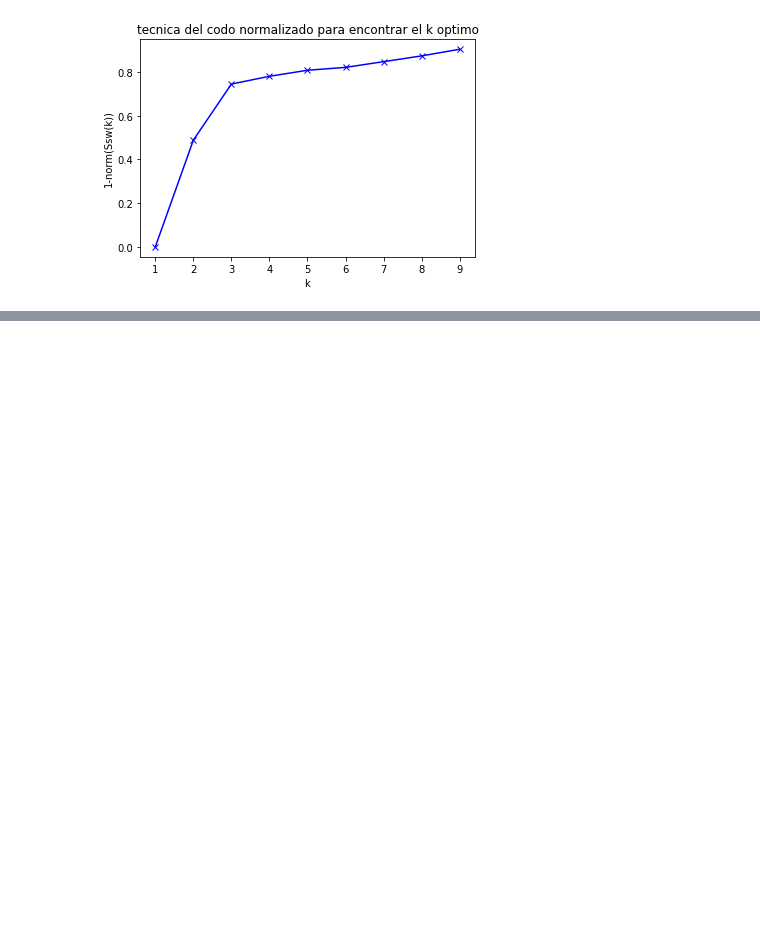
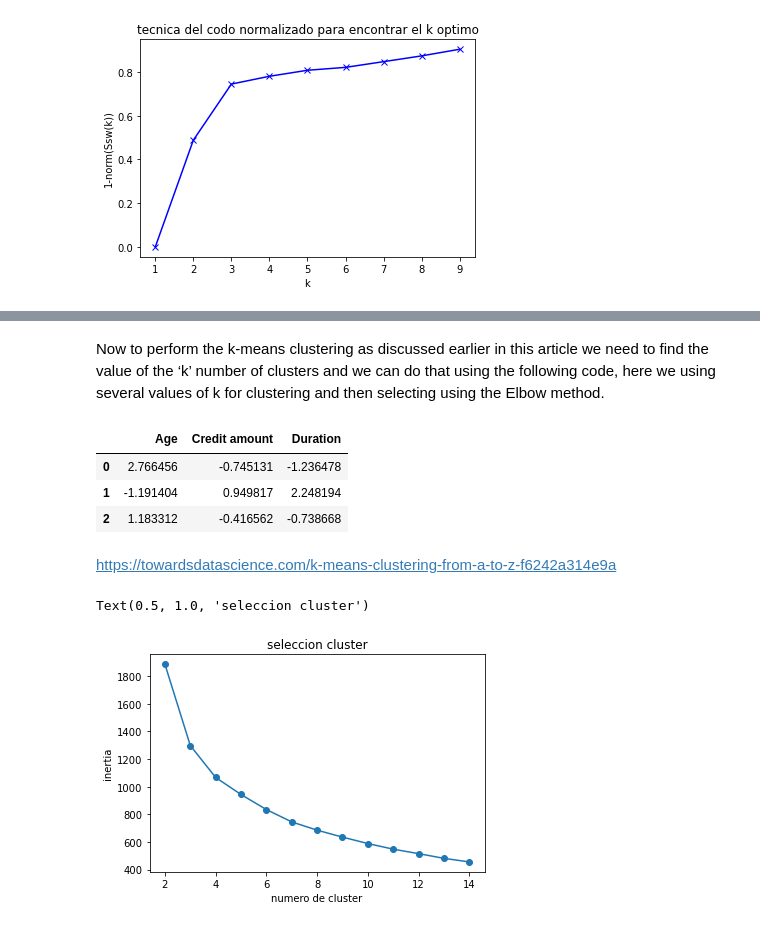
Before and after one commit to gonzalo71/TestGit, a Jupyter notebook: Udemy_exercices/Udemy_3.1_Clustering_K_meanns.ipynb, the cells around one changed output, grey strips where cells are left out. Cells and saved outputs as stored; diff of their text form; code cells hidden in the pictures; blank space fills up the shorter version.

Commit message:
nuevo ejercicio

```diff
--- a/Udemy_exercices/Udemy_3.1_Clustering_K_meanns.ipynb
+++ b/Udemy_exercices/Udemy_3.1_Clustering_K_meanns.ipynb
@@ -404,0 +411,4 @@ Text(0.5, 1.0, 'tecnica del codo normalizado para encontrar el k optimo')
+# %%
+url = r"C:\Users\gonza\OneDrive\Documentos\datascience-thebridge-master\ejercicios gonzalo\DATA\german_credit_data.csv"
+data = pd.read_csv(url)
+data.head(3)
@@ -404,0 +455,37 @@ Text(0.5, 1.0, 'tecnica del codo normalizado para encontrar el k optimo')
+# %%
+# kmeans work with numeric data
+selected_cols = ["Age","Credit amount","Duration"]
+cluster_data = data.loc[:,selected_cols]
+# %% [markdown]
+Now to perform the k-means clustering as discussed earlier in this article we need to find the value of the ‘k’ number of clusters and we can do that using the following code, here we using several values of k for clustering and then selecting using the Elbow method.
+# %%
+# prepocesing data
+from sklearn.preprocessing import StandardScaler
+data_norma = StandardScaler().fit_transform(cluster_data.values)
+cluster_data_norm = pd.DataFrame(data=data_norma,index=cluster_data.index,columns=cluster_data.columns)
+# %%
+cluster_data_norm.head(3)
+# %% [output]
+|  | Age | Credit amount | Duration |
+| 0 | 2.766456 | -0.745131 | -1.236478 |
+| 1 | -1.191404 | 0.949817 | 2.248194 |
+| 2 | 1.183312 | -0.416562 | -0.738668 |
+# %% [markdown]
+https://towardsdatascience.com/k-means-clustering-from-a-to-z-f6242a314e9a
+# %%
+# plotting scree plot to find optimus number of cluster
+cluster_range = [*range(2,15)]
+inertias = []
+
+for c in cluster_range:
+    kmeans = KMeans(init="k-means++",n_clusters=c,n_init=100,random_state=0).fit(cluster_data_norm)
+    inertias.append(kmeans.inertia_)
+
+plt.figure()
+plt.plot(cluster_range,inertias,marker='o')
+plt.xlabel("numero de cluster")
+plt.ylabel("inertia")
+plt.title("seleccion cluster")
+# %% [output]
+Text(0.5, 1.0, 'seleccion cluster')
+[figure, added]
```
Also changed, not shown: parts of 15 cells of this notebook.
